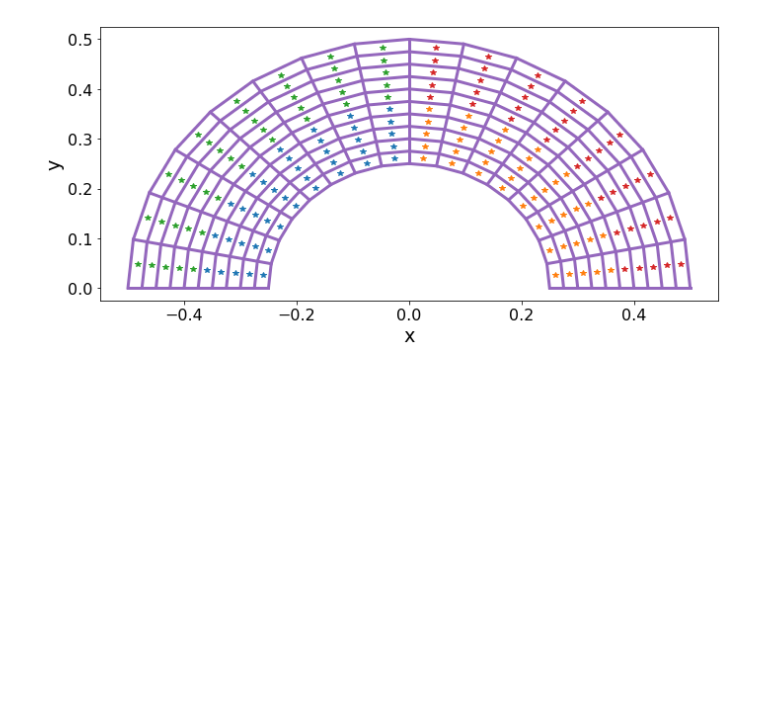
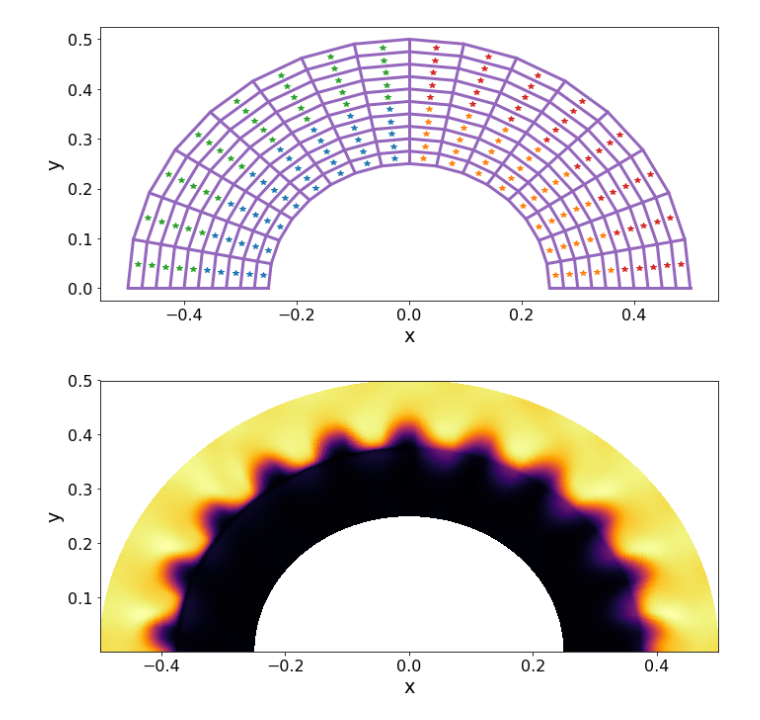
Before and after one commit to rmasti/FEM, a Jupyter notebook: fig/parr.ipynb, the cells around one changed output. Drawn from its saved outputs; the diff is of its cells as text; code cells hidden in the pictures; blank space fills up the shorter version.

```diff
--- a/fig/parr.ipynb
+++ b/fig/parr.ipynb
@@ -41,3 +41,21 @@ plt.savefig("16x10mesh.pdf")
 plt.show()
 # %% [output]
 [figure]
+# %%
+fig, ax=plt.subplots(figsize=(10,5))
+
+xc = np.loadtxt("../parr/output/xc-0.txt")
+yc = np.loadtxt("../parr/output/yc-0.txt")
+rho = np.loadtxt("../parr/output/U_rho-1000.txt")
+
+ax.pcolor(xc, yc, rho)
+
+ax.set_xlabel("x")
+ax.set_ylabel("y")
+plt.tight_layout()
+plt.savefig("360x300parr.png")
+
+
+plt.show()
+# %% [output]
+[figure, added]
```
Also changed, not shown: parts of 3 cells of this notebook, 5 other files.
